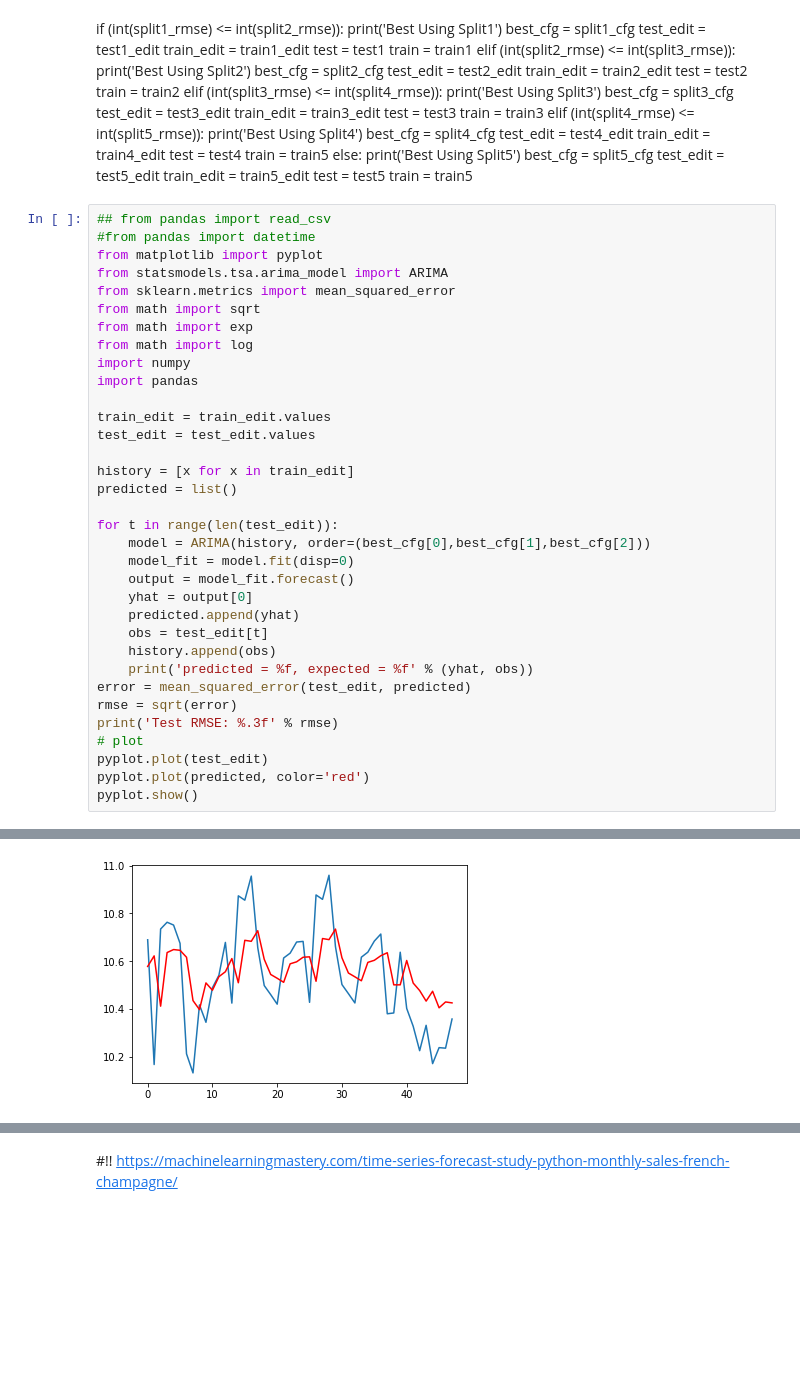
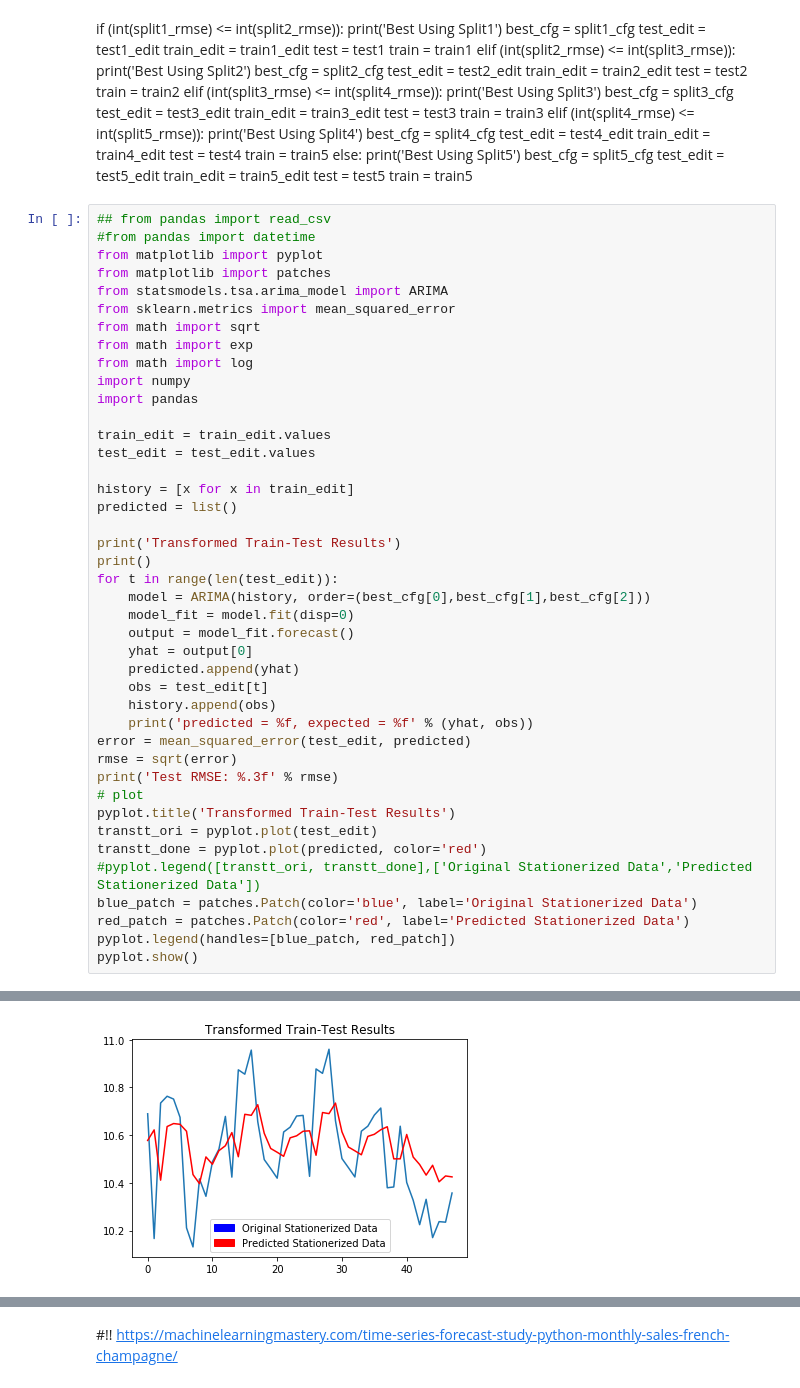
Before and after one commit to nurulbudiyono/arima-analysis-prediction, a Jupyter notebook: PredictTea.ipynb, the cells around one changed output, grey strips where cells are left out. Saved outputs shown, nothing was run; the diff lists cells and outputs as text; blank space fills up the shorter version.

```diff
--- a/PredictTea.ipynb
+++ b/PredictTea.ipynb
@@ -634,6 +634,7 @@ else:
 ## from pandas import read_csv
 #from pandas import datetime
 from matplotlib import pyplot
+from matplotlib import patches
 from statsmodels.tsa.arima_model import ARIMA
 from sklearn.metrics import mean_squared_error
 from math import sqrt
@@ -648,6 +649,8 @@ test_edit = test_edit.values
 history = [x for x in train_edit]
 predicted = list()
 
+print('Transformed Train-Test Results')
+print()
 for t in range(len(test_edit)):
 	model = ARIMA(history, order=(best_cfg[0],best_cfg[1],best_cfg[2]))
 	model_fit = model.fit(disp=0)
@@ -661,7 +664,12 @@ error = mean_squared_error(test_edit, predicted)
 rmse = sqrt(error)
 print('Test RMSE: %.3f' % rmse)
 # plot
-pyplot.plot(test_edit)
-pyplot.plot(predicted, color='red')
+pyplot.title('Transformed Train-Test Results')
+transtt_ori = pyplot.plot(test_edit)
+transtt_done = pyplot.plot(predicted, color='red')
+#pyplot.legend([transtt_ori, transtt_done],['Original Stationerized Data','Predicted Stationerized Data'])
+blue_patch = patches.Patch(color='blue', label='Original Stationerized Data')
+red_patch = patches.Patch(color='red', label='Predicted Stationerized Data')
+pyplot.legend(handles=[blue_patch, red_patch])
 pyplot.show()
 # %% [output]
@@ -681,6 +689,6 @@ predicted = 10.534915, expected = 10.540781
 predicted = 10.404322, expected = 10.237411
 predicted = 10.428921, expected = 10.235080
 predicted = 10.424970, expected = 10.357381
 Test RMSE: 0.189
-[figure, old version]
+[figure, new version]
 # %%
```
Also changed, not shown: parts of 16 cells of this notebook.
